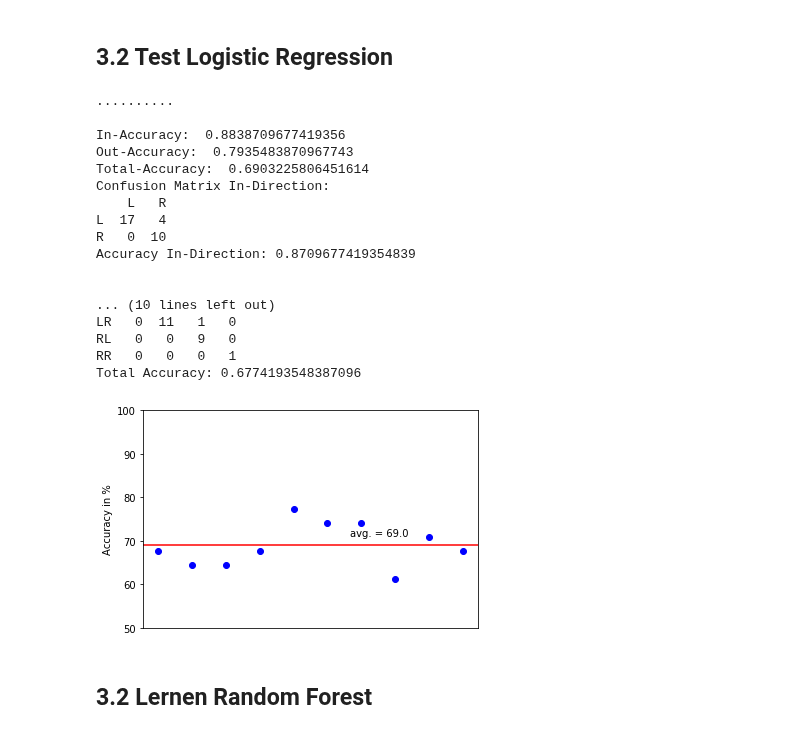
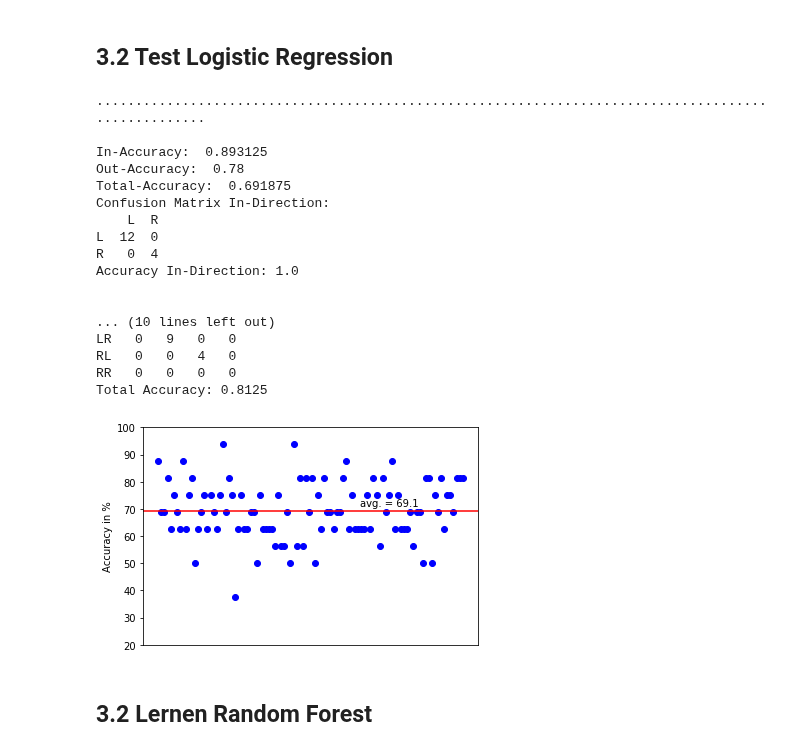
Before and after one commit to tschopo/swp_bioroboticslab, a Jupyter notebook: pipeline_tracking_test_daniel4.ipynb, the cells around one changed output. Saved outputs shown, nothing was run; the diff lists cells and outputs as text; code cells hidden in the pictures.

```diff
--- a/pipeline_tracking_test_daniel4.ipynb
+++ b/pipeline_tracking_test_daniel4.ipynb
@@ -1082,27 +1082,27 @@ def test_classifier(clf, data, n_bootstraps = 10, test_size = 0.25, verbose = Tr
 
     return accuracies
 # %%
-clf = logisic_regression_clf(k_features = 6, feature_selection_method="mutual_info_classif", normalized=False, verbose=False)
-accuracies = test_classifier(clf, tracks_ml)
+clf = logisic_regression_clf(k_features = 5, feature_selection_method="mutual_info_classif", normalized=False, verbose=False)
+accuracies = test_classifier(clf, tracks_ml, n_bootstraps=100)
 # %% [output]
-..........
+....................................................................................................
 
-In-Accuracy:  0.8838709677419356
-Out-Accuracy:  0.7935483870967743
-Total-Accuracy:  0.6903225806451614
+In-Accuracy:  0.893125
+Out-Accuracy:  0.78
+Total-Accuracy:  0.691875
 Confusion Matrix In-Direction:
-    L   R
-L  17   4
-R   0  10
-Accuracy In-Direction: 0.8709677419354839
+    L  R
+L  12  0
+R   0  4
+Accuracy In-Direction: 1.0
 
 
 ... (10 lines left out)
-LR   0  11   1   0
-RL   0   0   9   0
-RR   0   0   0   1
-Total Accuracy: 0.6774193548387096
+LR   0   9   0   0
+RL   0   0   4   0
+RR   0   0   0   0
+Total Accuracy: 0.8125
-[figure, old version]
+[figure, new version]
 # %% [markdown]
 ## 3.2 Lernen Random Forest
 # %%
```
